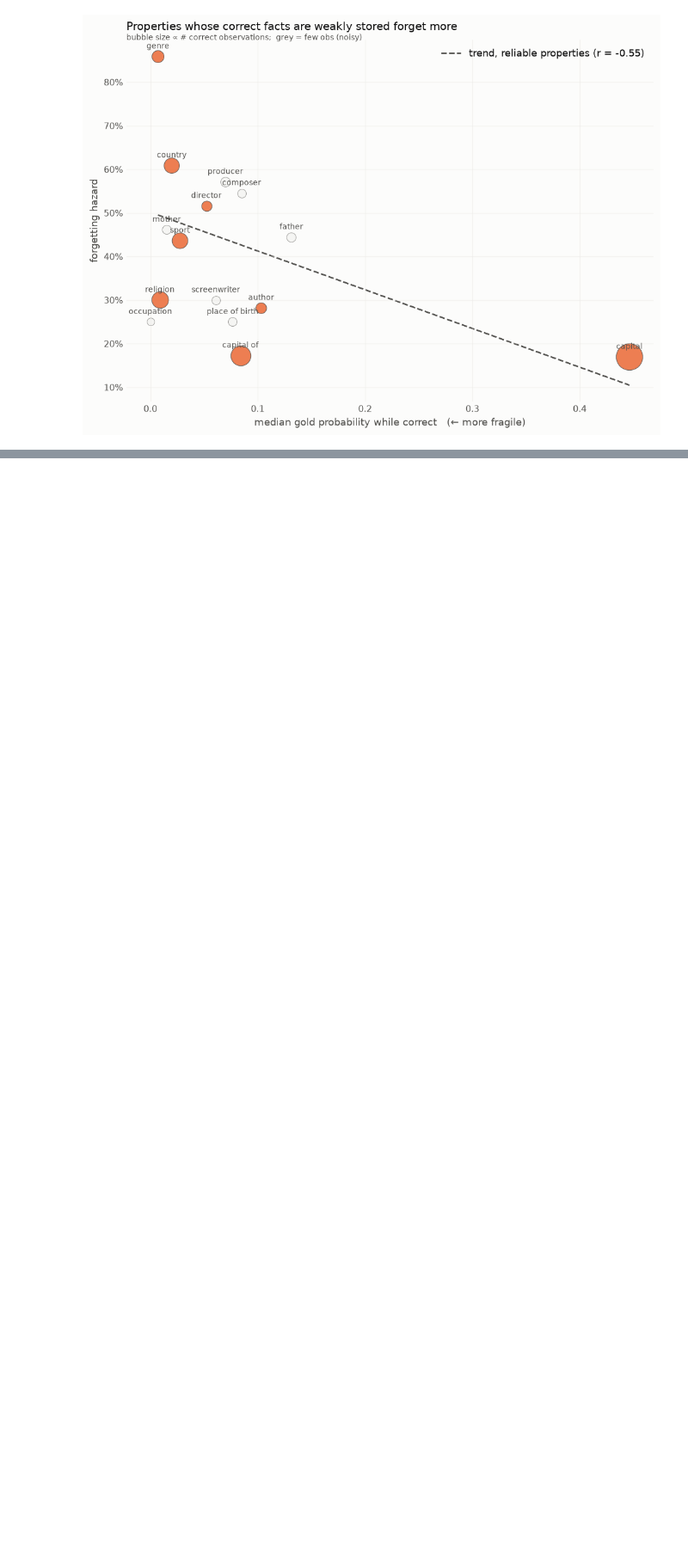
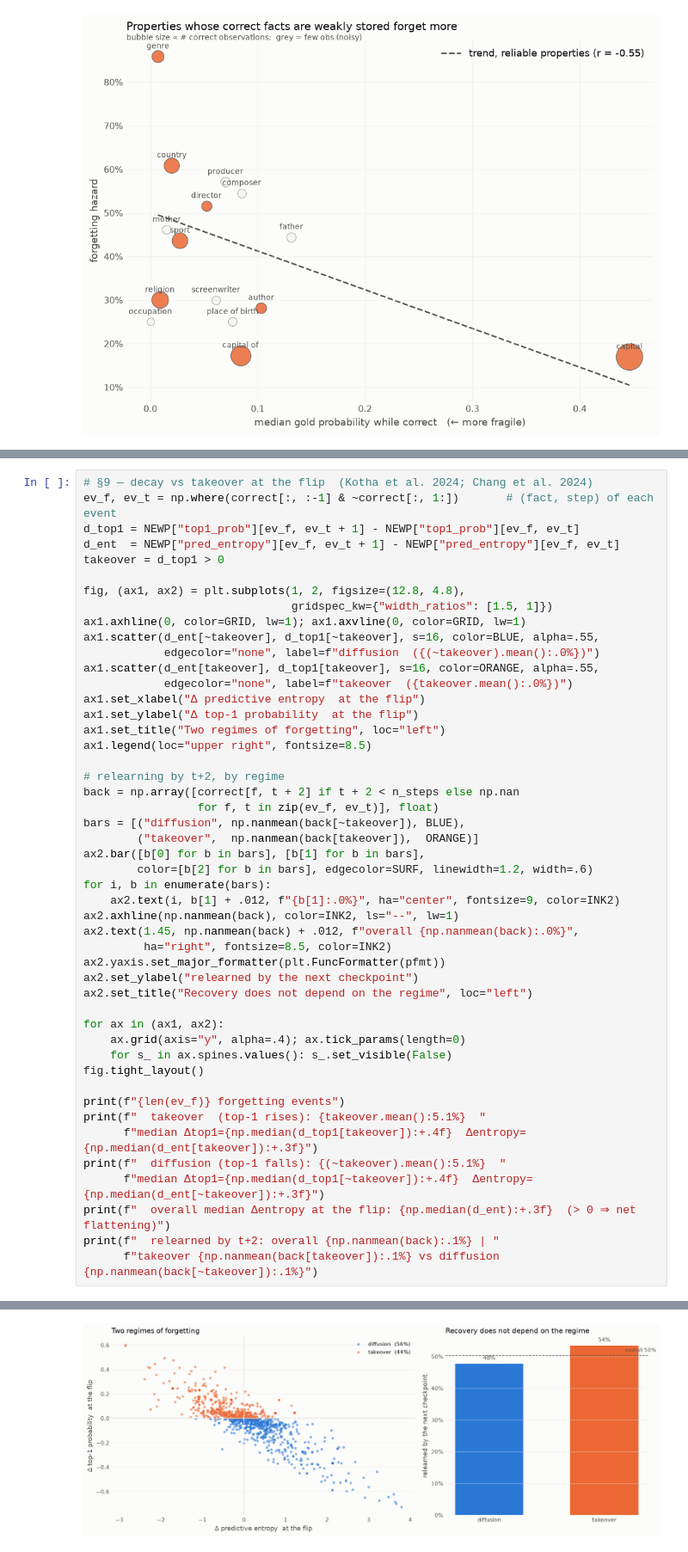
Before and after one commit to OvadiaOmer3/NLPFinalProject, a Jupyter notebook: forgetting_internal_features.ipynb, the cells around one changed output, grey strips where cells are left out. Shown at 86% size. Drawn from its saved outputs; the diff is of its cells as text; blank space fills up the shorter version.

```diff
--- a/forgetting_internal_features.ipynb
+++ b/forgetting_internal_features.ipynb
@@ -474,0 +840,49 @@ fig.tight_layout()
+# %%
+# §9 — decay vs takeover at the flip  (Kotha et al. 2024; Chang et al. 2024)
+ev_f, ev_t = np.where(correct[:, :-1] & ~correct[:, 1:])       # (fact, step) of each event
+d_top1 = NEWP["top1_prob"][ev_f, ev_t + 1] - NEWP["top1_prob"][ev_f, ev_t]
+d_ent  = NEWP["pred_entropy"][ev_f, ev_t + 1] - NEWP["pred_entropy"][ev_f, ev_t]
+takeover = d_top1 > 0
+
+fig, (ax1, ax2) = plt.subplots(1, 2, figsize=(12.8, 4.8),
+                               gridspec_kw={"width_ratios": [1.5, 1]})
+ax1.axhline(0, color=GRID, lw=1); ax1.axvline(0, color=GRID, lw=1)
+ax1.scatter(d_ent[~takeover], d_top1[~takeover], s=16, color=BLUE, alpha=.55,
+            edgecolor="none", label=f"diffusion  ({(~takeover).mean():.0%})")
+ax1.scatter(d_ent[takeover], d_top1[takeover], s=16, color=ORANGE, alpha=.55,
+            edgecolor="none", label=f"takeover  ({takeover.mean():.0%})")
+ax1.set_xlabel("Δ predictive entropy  at the flip")
+ax1.set_ylabel("Δ top-1 probability  at the flip")
+ax1.set_title("Two regimes of forgetting", loc="left")
+ax1.legend(loc="upper right", fontsize=8.5)
+
+# relearning by t+2, by regime
+back = np.array([correct[f, t + 2] if t + 2 < n_steps else np.nan
+                 for f, t in zip(ev_f, ev_t)], float)
+bars = [("diffusion", np.nanmean(back[~takeover]), BLUE),
+        ("takeover",  np.nanmean(back[takeover]),  ORANGE)]
+ax2.bar([b[0] for b in bars], [b[1] for b in bars],
+        color=[b[2] for b in bars], edgecolor=SURF, linewidth=1.2, width=.6)
+for i, b in enumerate(bars):
+    ax2.text(i, b[1] + .012, f"{b[1]:.0%}", ha="center", fontsize=9, color=INK2)
+ax2.axhline(np.nanmean(back), color=INK2, ls="--", lw=1)
+ax2.text(1.45, np.nanmean(back) + .012, f"overall {np.nanmean(back):.0%}",
+         ha="right", fontsize=8.5, color=INK2)
+ax2.yaxis.set_major_formatter(plt.FuncFormatter(pfmt))
+ax2.set_ylabel("relearned by the next checkpoint")
+ax2.set_title("Recovery does not depend on the regime", loc="left")
+
+for ax in (ax1, ax2):
+    ax.grid(axis="y", alpha=.4); ax.tick_params(length=0)
+    for s_ in ax.spines.values(): s_.set_visible(False)
+fig.tight_layout()
+
+print(f"{len(ev_f)} forgetting events")
+print(f"  takeover  (top-1 rises): {takeover.mean():5.1%}  "
+      f"median Δtop1={np.median(d_top1[takeover]):+.4f}  Δentropy={np.median(d_ent[takeover]):+.3f}")
+print(f"  diffusion (top-1 falls): {(~takeover).mean():5.1%}  "
+      f"median Δtop1={np.median(d_top1[~takeover]):+.4f}  Δentropy={np.median(d_ent[~takeover]):+.3f}")
+print(f"  overall median Δentropy at the flip: {np.median(d_ent):+.3f}  (> 0 ⇒ net flattening)")
+print(f"  relearned by t+2: overall {np.nanmean(back):.1%} | "
+      f"takeover {np.nanmean(back[takeover]):.1%} vs diffusion {np.nanmean(back[~takeover]):.1%}")
+# %% [output]
@@ -474,0 +894 @@ fig.tight_layout()
+[figure, added]
```
Also changed, not shown: parts of 21 cells of this notebook, 4 other files.
